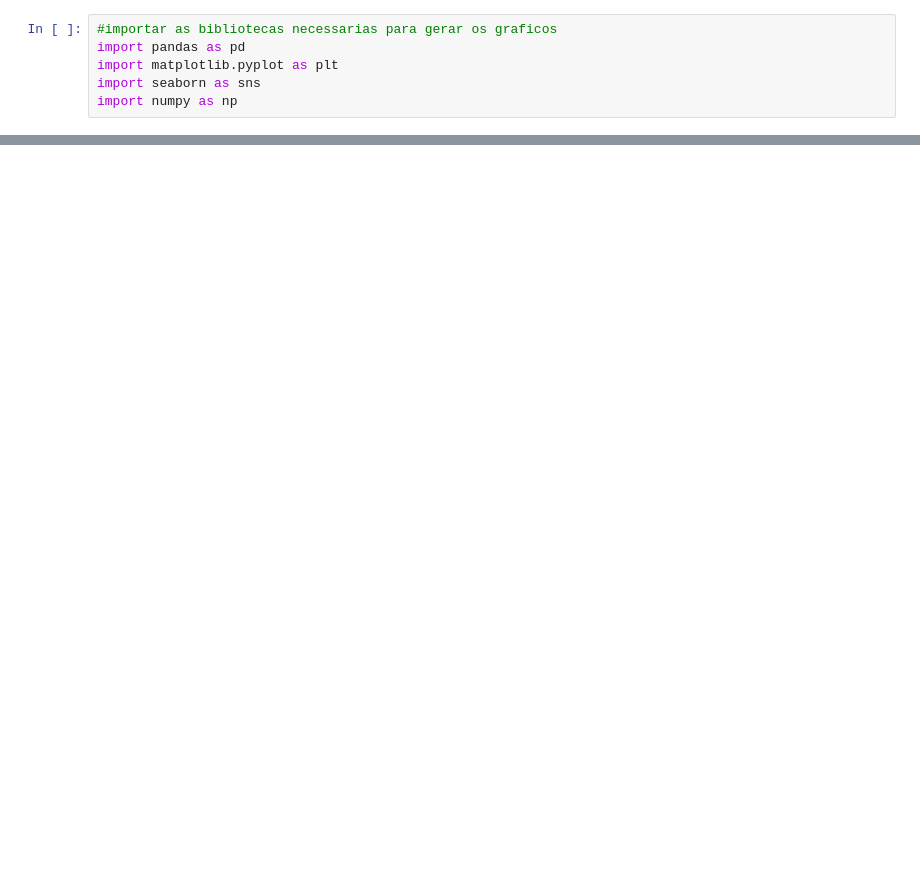
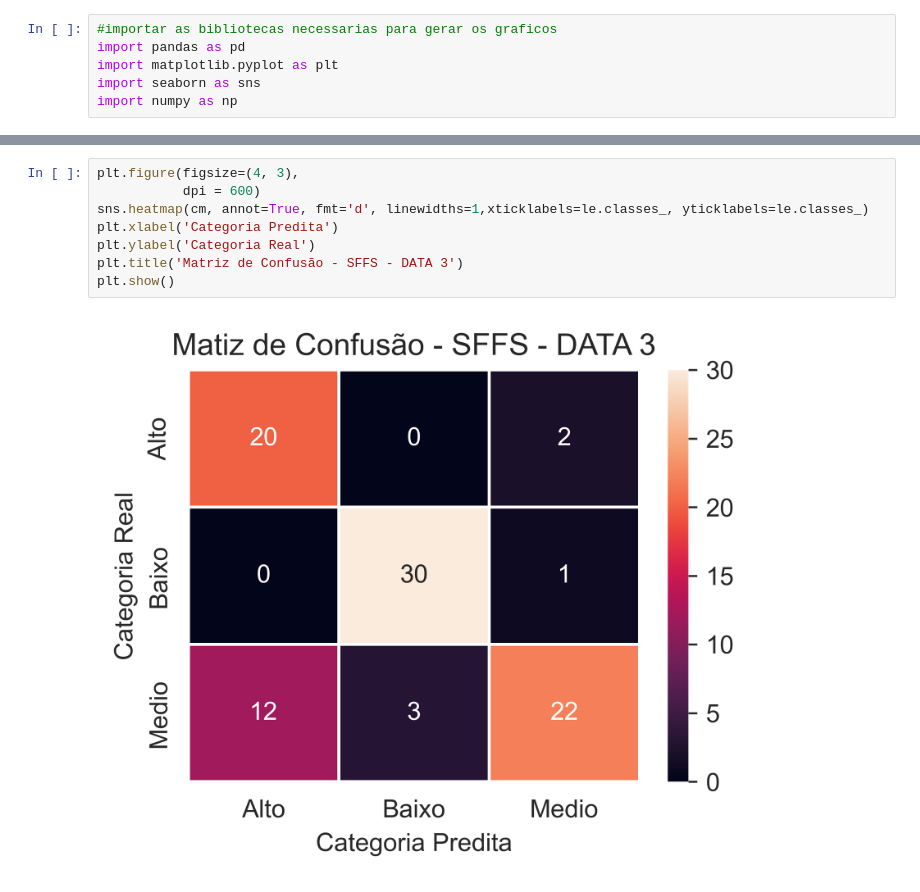
Before and after one commit to Apollyion/Classificacao_MHI_BIC, a Jupyter notebook: Codigos-Desenvolvimento/geraGraficos.ipynb, the cells around one changed output, grey strips where cells are left out. Drawn from its saved outputs; the diff is of its cells as text; blank space fills up the shorter version.

```diff
--- a/Codigos-Desenvolvimento/geraGraficos.ipynb
+++ b/Codigos-Desenvolvimento/geraGraficos.ipynb
@@ -85,0 +236,10 @@ Data5    0.772959
+# %%
+plt.figure(figsize=(4, 3),
+           dpi = 600)
+sns.heatmap(cm, annot=True, fmt='d', linewidths=1,xticklabels=le.classes_, yticklabels=le.classes_)
+plt.xlabel('Categoria Predita')
+plt.ylabel('Categoria Real')
+plt.title('Matriz de Confusão - SFFS - DATA 3')
+plt.show()
+# %% [output]
+[figure, added]
```
Also changed, not shown: parts of 8 cells of this notebook, 9 other files.
